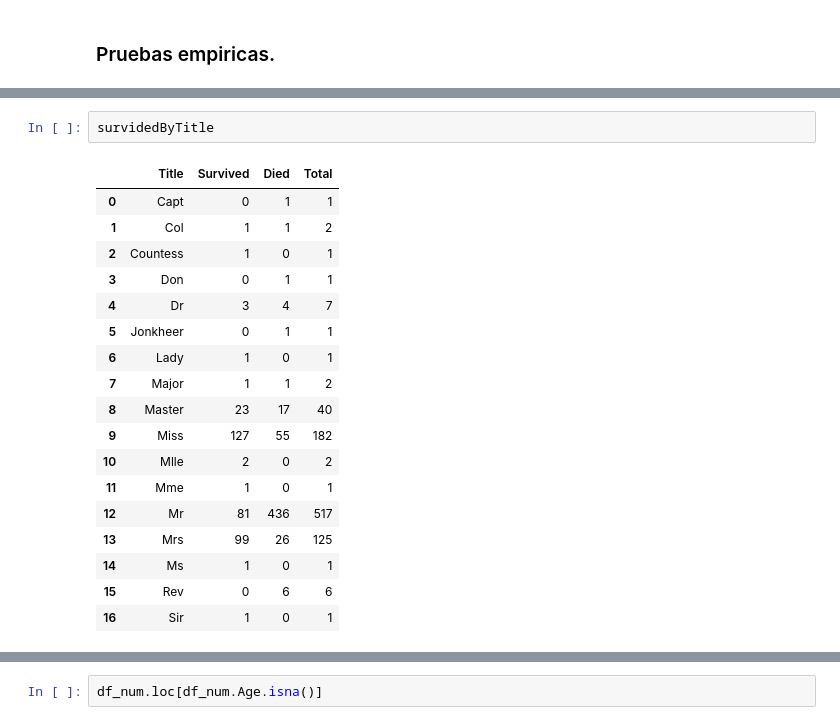
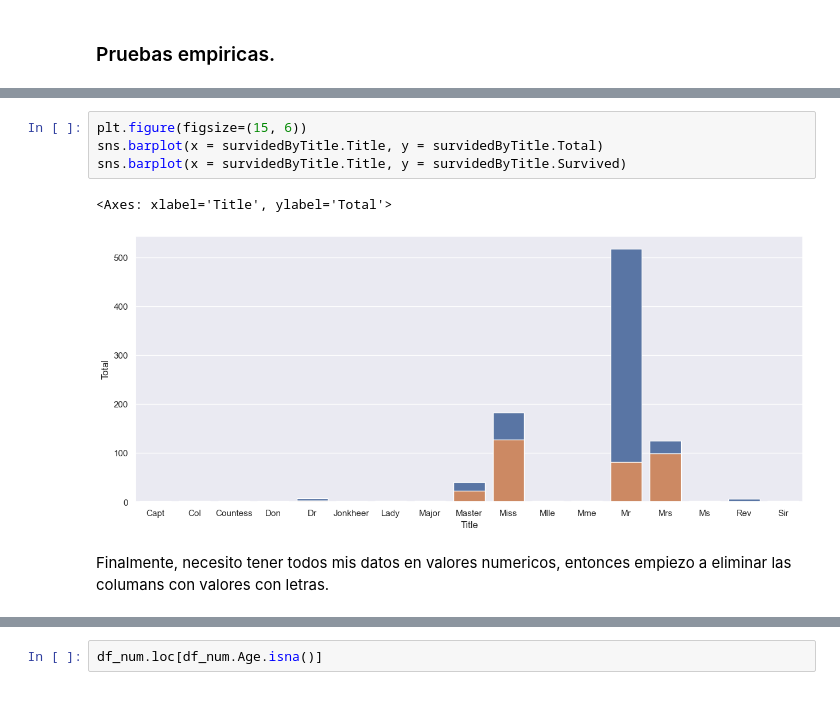
Before and after one commit to uriellmendezz/Titanic, a Jupyter notebook: jupyter/EDA.ipynb, the cells around one changed output, grey strips where cells are left out. Cells and saved outputs as stored; diff of their text form.

```diff
--- a/jupyter/EDA_titanic.ipynb
+++ b/jupyter/EDA.ipynb
@@ -88,22 +126,10 @@ survidedByTitle['Total'] = survidedByTitle.Survived + survidedByTitle.Died
-# %%
-survidedByTitle
-# %% [output]
-|  | Title | Survived | Died | Total |
-| 0 | Capt | 0 | 1 | 1 |
-| 1 | Col | 1 | 1 | 2 |
-| 2 | Countess | 1 | 0 | 1 |
-| 3 | Don | 0 | 1 | 1 |
-| 4 | Dr | 3 | 4 | 7 |
-| 5 | Jonkheer | 0 | 1 | 1 |
-| 6 | Lady | 1 | 0 | 1 |
-| 7 | Major | 1 | 1 | 2 |
-| 8 | Master | 23 | 17 | 40 |
-| 9 | Miss | 127 | 55 | 182 |
-| 10 | Mlle | 2 | 0 | 2 |
-| 11 | Mme | 1 | 0 | 1 |
-| 12 | Mr | 81 | 436 | 517 |
-| 13 | Mrs | 99 | 26 | 125 |
-| 14 | Ms | 1 | 0 | 1 |
-| 15 | Rev | 0 | 6 | 6 |
-| 16 | Sir | 1 | 0 | 1 |
+# %%
+plt.figure(figsize=(15, 6))
+sns.barplot(x = survidedByTitle.Title, y = survidedByTitle.Total)
+sns.barplot(x = survidedByTitle.Title, y = survidedByTitle.Survived)
+# %% [output]
+<Axes: xlabel='Title', ylabel='Total'>
+[figure, added]
+# %% [markdown]
+Finalmente, necesito tener todos mis datos en valores numericos, entonces empiezo a eliminar las columans con valores con letras.
 # %%
```
Also changed, not shown: parts of 42 cells of this notebook.
